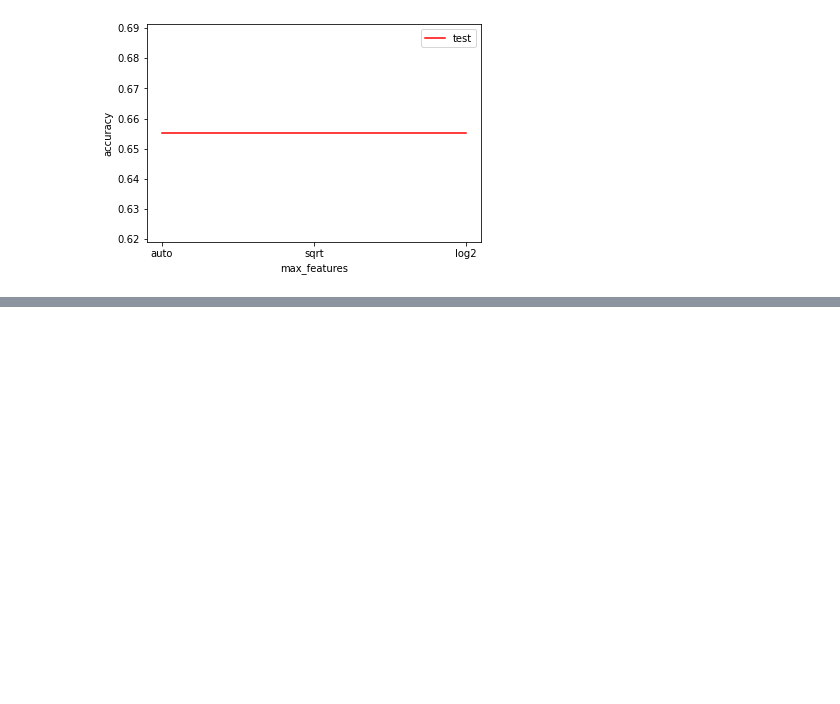
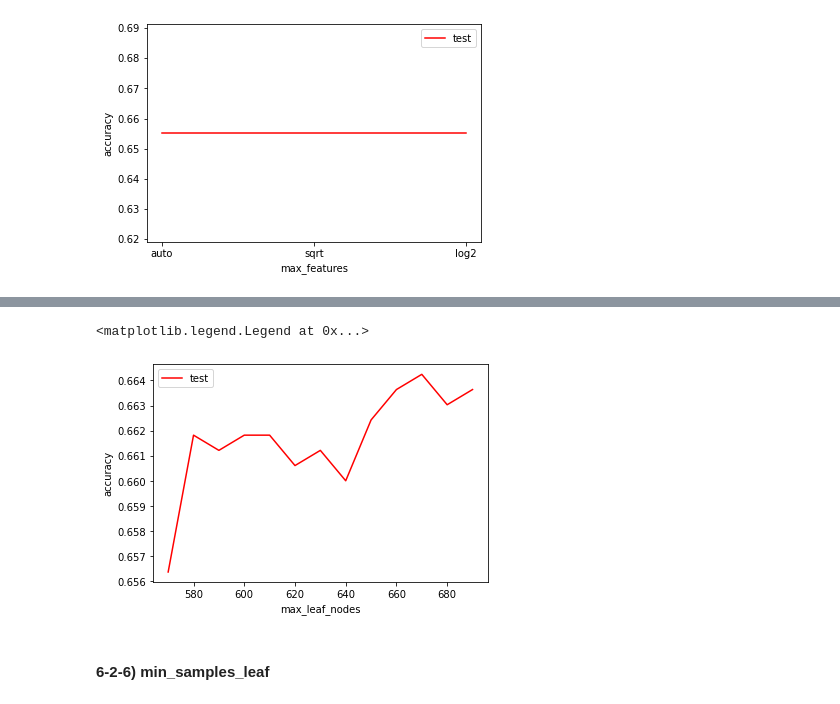
Before and after one commit to Park-Young-Bin/Python_Projects, a Jupyter notebook: 데이콘/[데이콘] 와인 품질 분류 (copy).ipynb, the cells around one changed output, grey strips where cells are left out. Cells and saved outputs as stored; diff of their text form; code cells hidden in the pictures; blank space fills up the shorter version.

```diff
--- a/데이콘/[데이콘] 와인 품질 분류 (copy).ipynb
+++ b/데이콘/[데이콘] 와인 품질 분류 (copy).ipynb
@@ -749,0 +781,22 @@ for hp in lst_min_samples_split:
+# %%
+lst_max_leaf_nodes = range(570,700,10)
+log_max_leaf_nodes = []
+
+for hp in lst_max_leaf_nodes:
+    rf_clf_tun = RandomForestClassifier(max_leaf_nodes=hp, random_state=30)
+
+    rf_clf_tun.fit(X_fit, y_fit)
+    pred_fit = rf_clf_tun.predict(X_fit)
+    pred_val = rf_clf_tun.predict(X_val)
+
+    score_fit = accuracy_score(y_fit, pred_fit)
+    score_val = accuracy_score(y_val, pred_val)
+
+    print(f"max_leaf_nodes = {hp}, score(train) = {score_fit:.5f}, score(test) = {score_val:.5f}, score(mean) = {(score_fit + score_val) / 2:.5f}")
+    log_max_leaf_nodes.append({
+        "max_leaf_nodes" : hp,
+        "train" : score_fit,
+        "test" : score_val
+    })
+
+df_log = pd.DataFrame(log_max_leaf_nodes)
@@ -749,0 +817,11 @@ for hp in lst_min_samples_split:
+# %%
+# plt.plot(df_log["max_leaf_nodes"], df_log["train"], label="train", color='b')   ##
+plt.plot(df_log["max_leaf_nodes"], df_log["test"], label="test", color='r')     ##
+plt.xlabel('max_leaf_nodes')                                                    ##
+plt.ylabel('accuracy')
+plt.legend()
+# %% [output]
+<matplotlib.legend.Legend at 0x...>
+[figure, added]
+# %% [markdown]
+#### 6-2-6) min_samples_leaf
```
Also changed, not shown: parts of 16 cells of this notebook.
